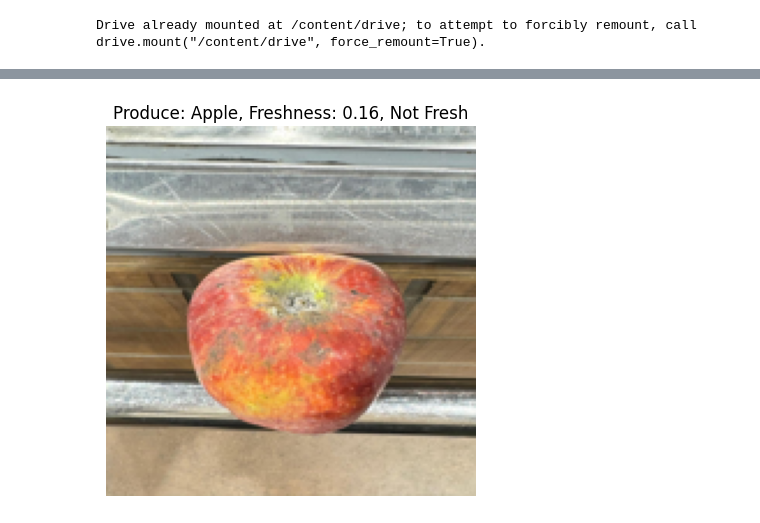
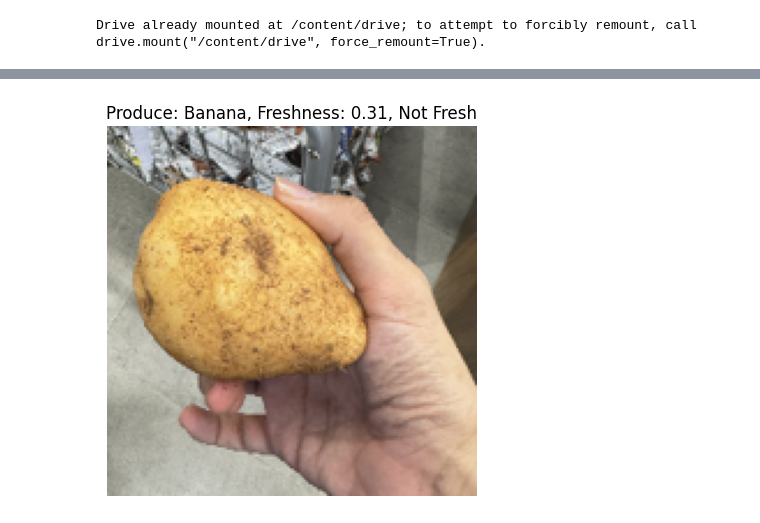
Before and after one commit to Rahulx911/grid-6.0, a Jupyter notebook: Freshness_final.ipynb, the cells around one changed output, grey strips where cells are left out. Drawn from its saved outputs; the diff is of its cells as text; code cells hidden in the pictures.

```diff
--- a/Freshness_final.ipynb
+++ b/Freshness_final.ipynb
@@ -179,9 +284,19 @@ vegetables = ['Bellpepper', 'Carrot', 'Cucumber', 'Potato', 'Tomato']
 
 produce_types = fruits + vegetables  # Combine fruits and vegetables
 
-model = tf.keras.models.load_model('final_unified_model.keras')  # Corrected file path without the space
+# Load the trained models
+existing_model = tf.keras.models.load_model('/content/drive/MyDrive/final_unified_model.keras')
+model1 = tf.keras.models.load_model('/content/drive/MyDrive/model2_fine_tuned.keras')
+model2 = tf.keras.models.load_model('/content/drive/MyDrive/model3_mobilenet.keras')
+model3 = tf.keras.models.load_model('/content/drive/MyDrive/model4_efficientnet.keras')
 
-
+# Assign weights based on validation performance for each class
+weights_per_class = {
+    'Apple': [0.4, 0.2, 0.2, 0.1],
+    'Carrot': [0.3, 0.4, 0.2, 0.1],
+     'Cucumber': [0.3, 0.2, 0.2, 0.1]
+    # Add weights for other classes as needed
+}
 
 # Function to preprocess the user-provided image for the model
 def preprocess_image(image_path):
@@ -193,27 +308,49 @@ def preprocess_image(image_path):
     image = np.expand_dims(image, axis=0)  # Add batch dimension
     return image
 
-# Function to make predictions and classify produce type and freshness
-def predict_produce_type_and_freshness(image_path):
+# Function to make predictions using an ensemble of models with class-specific weighted averaging
+def ensemble_prediction(image_path):
+    # Preprocess the input image
     image = preprocess_image(image_path)
 
-    # Make predictions using the model
-    produce_pred, freshness_pred = model.predict(image)
+    # Make predictions using each model
+    produce_pred_existing, freshness_pred_existing = existing_model.predict(image)
+    produce_pred1, freshness_pred1 = model1.predict(image)
+    produce_pred2, freshness_pred2 = model2.predict(image)
+    produce_pred3, freshness_pred3 = model3.predict(image)
 
-    # Get the predicted produce type (argmax to get the class index)
-    produce_type_index = np.argmax(produce_pred[0])
-    produce_type = produce_types[produce_type_index]
+    # Get the predicted produce type from existing model
+    produce_type_index_existing = np.argmax(produce_pred_existing[0])
+    produce_type = produce_types[produce_type_index_existing]
+
+    # Retrieve class-specific weights
+    weights = weights_per_class.get(produce_type, [0.25, 0.25, 0.25, 0.25])  # Default weights if not found
+
+    # Weighted average of the predictions
+    average_produce_pred = (
+        weights[0] * produce_pred_existing[0] +
+        weights[1] * produce_pred1[0] +
+        weights[2] * produce_pred2[0] +
+        weights[3] * produce_pred3[0]
+    )
+    average_freshness_pred = (
+        weights[0] * freshness_pred_existing[0][0] +
+        weights[1] * freshness_pred1[0][0] +
+        weights[2] * freshness_pred2[0][0] +
+        weights[3] * freshness_pred3[0][0]
+    )
+
+    # Get the final predicted produce type
+    produce_type_index = np.argmax(average_produce_pred)
+    final_produce_type = produce_types[produce_type_index]
 
     # Determine if it's a fruit or vegetable
-    category = "Fruit" if produce_type in fruits else "Vegetable"
-
-    # Get the predicted freshness index (0 to 1, sigmoid output)
-    freshness_index = freshness_pred[0][0]  # [0][0] to get the first prediction value
+    category = "Fruit" if final_produce_type in fruits else "Vegetable"
 
     # Determine freshness classification
-    is_fresh = "Fresh" if freshness_index > 0.5 else "Not Fresh"
+    is_fresh = "Fresh" if average_freshness_pred > 0.5 else "Not Fresh"
 
-    return category, produce_type, freshness_index, is_fresh
+    return category, final_produce_type, average_freshness_pred, is_fresh
 
 # Function to estimate shelf life based on freshness index
 def predict_shelf_life(freshness_index):
@@ -228,8 +365,8 @@ def predict_shelf_life(freshness_index):
 
 # Main function to check the user-provided image
 def check_image(image_path):
-    # Predict the produce type and freshness
-    category, produce_type, freshness_index, is_fresh = predict_produce_type_and_freshness(image_path)
+    # Use the ensemble prediction method for produce type and freshness
+    category, produce_type, freshness_index, is_fresh = ensemble_prediction(image_path)
 
     # Estimate shelf life
     shelf_life = predict_shelf_life(freshness_index)
@@ -249,7 +386,7 @@ def check_image(image_path):
     plt.show()
 
 # Test with a user-provided image (provide the actual image path)
-image_path = '/content/apple_rotten_image.jpeg'  # Update this with your actual image path
+image_path = '/content/Screenshot 2024-10-19 at 6.58.11 AM.png'  # Update this with your actual image path
 check_image(image_path)
 # %% [output]
 1/1 ━━━━━━━━━━━━━━━━━━━━ 3s 3s/step
@@ -261 +401 @@ Estimated shelf life: Less than 1 day
-[figure, old version]
+[figure, new version]
```
Also changed, not shown: parts of 5 cells of this notebook.
